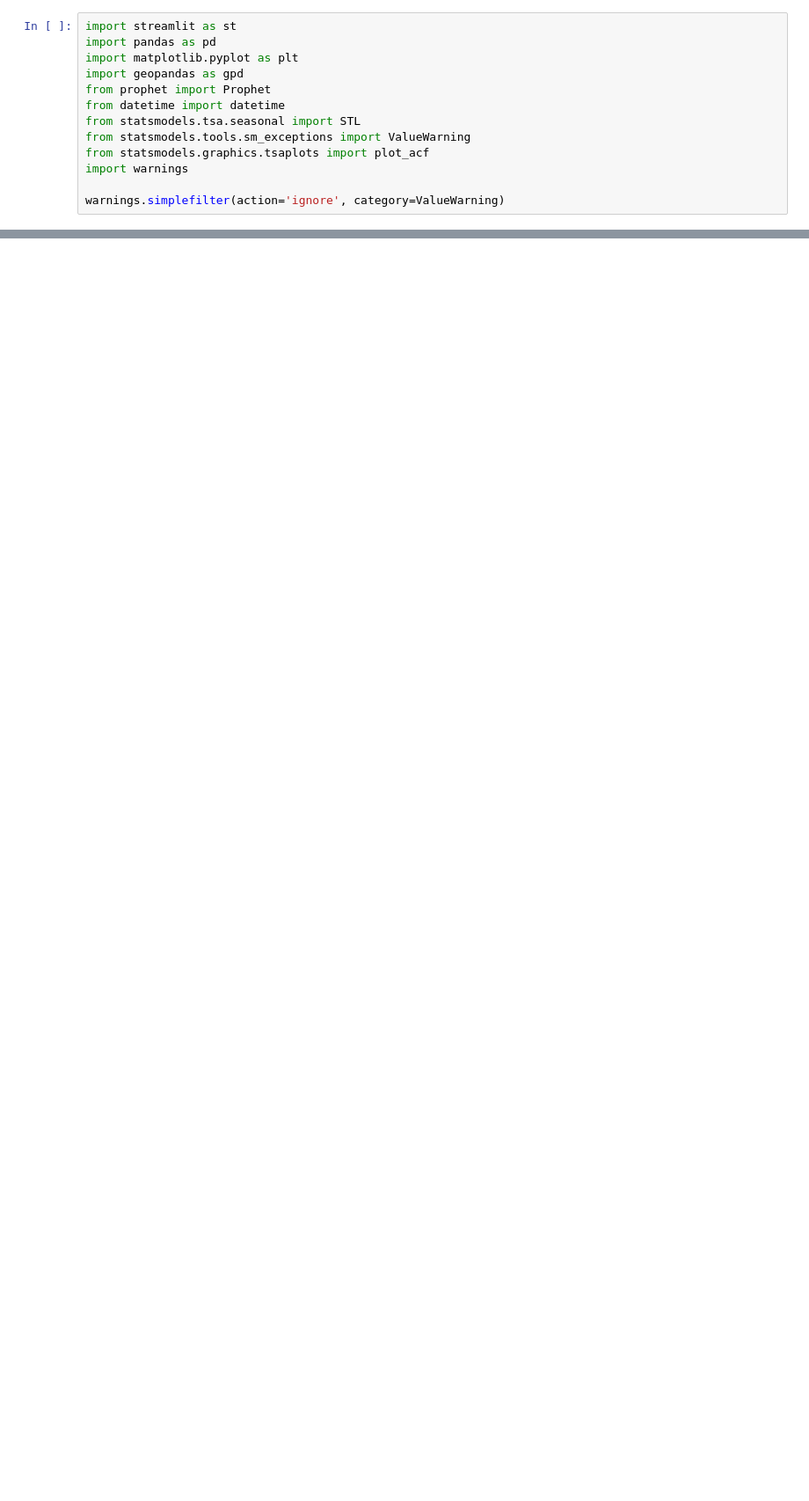
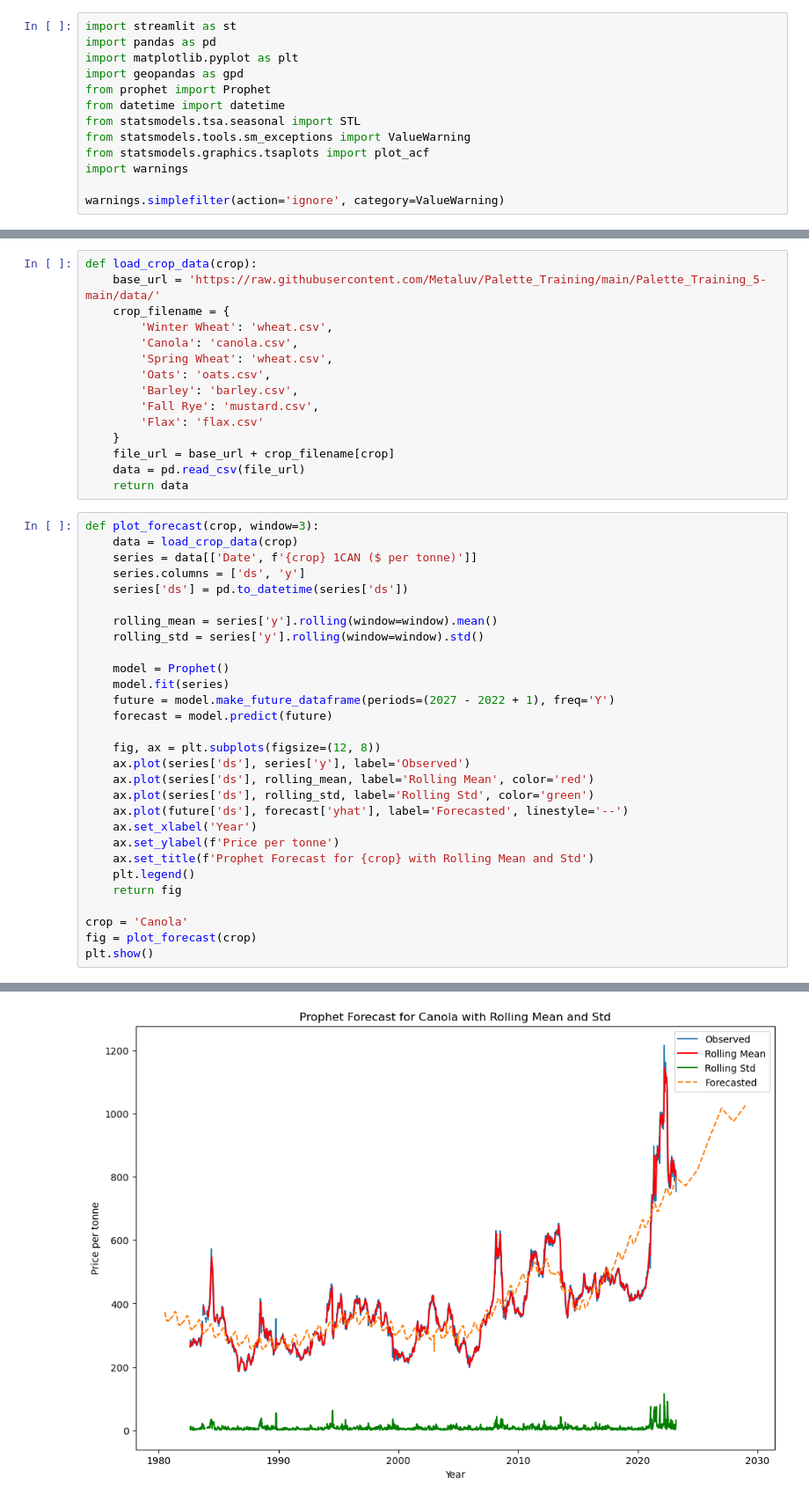
Before and after one commit to Metaluv/Palette_Training, a Jupyter notebook: Palette_Training_5-main/Assignment_5_v7.ipynb, the cells around one changed output, grey strips where cells are left out. Shown at 88% size. Cells and saved outputs as stored; diff of their text form; blank space fills up the shorter version.

```diff
--- a/Palette_Training_5-main/Assignment_5_v7.ipynb
+++ b/Palette_Training_5-main/Assignment_5_v7.ipynb
@@ -92,0 +227,45 @@ plt.show()
+# %%
+def load_crop_data(crop):
+    base_url = 'https://raw.githubusercontent.com/Metaluv/Palette_Training/main/Palette_Training_5-main/data/'
+    crop_filename = {
+        'Winter Wheat': 'wheat.csv',
+        'Canola': 'canola.csv',
+        'Spring Wheat': 'wheat.csv',
+        'Oats': 'oats.csv',
+        'Barley': 'barley.csv',
+        'Fall Rye': 'mustard.csv',
+        'Flax': 'flax.csv'
+    }
+    file_url = base_url + crop_filename[crop]
+    data = pd.read_csv(file_url)
+    return data
+# %%
+def plot_forecast(crop, window=3):
+    data = load_crop_data(crop)
+    series = data[['Date', f'{crop} 1CAN ($ per tonne)']]
+    series.columns = ['ds', 'y']
+    series['ds'] = pd.to_datetime(series['ds'])
+
+    rolling_mean = series['y'].rolling(window=window).mean()
+    rolling_std = series['y'].rolling(window=window).std()
+
+    model = Prophet()
+    model.fit(series)
+    future = model.make_future_dataframe(periods=(2027 - 2022 + 1), freq='Y')
+    forecast = model.predict(future)
+
+    fig, ax = plt.subplots(figsize=(12, 8))
+    ax.plot(series['ds'], series['y'], label='Observed')
+    ax.plot(series['ds'], rolling_mean, label='Rolling Mean', color='red')
+    ax.plot(series['ds'], rolling_std, label='Rolling Std', color='green')
+    ax.plot(future['ds'], forecast['yhat'], label='Forecasted', linestyle='--')
+    ax.set_xlabel('Year')
+    ax.set_ylabel(f'Price per tonne')
+    ax.set_title(f'Prophet Forecast for {crop} with Rolling Mean and Std')
+    plt.legend()
+    return fig
+
+crop = 'Canola'
+fig = plot_forecast(crop)
+plt.show()
+# %% [output]
@@ -92,0 +285 @@ plt.show()
+[figure, added]
```
Also changed, not shown: parts of 24 cells of this notebook, 5 other files.
